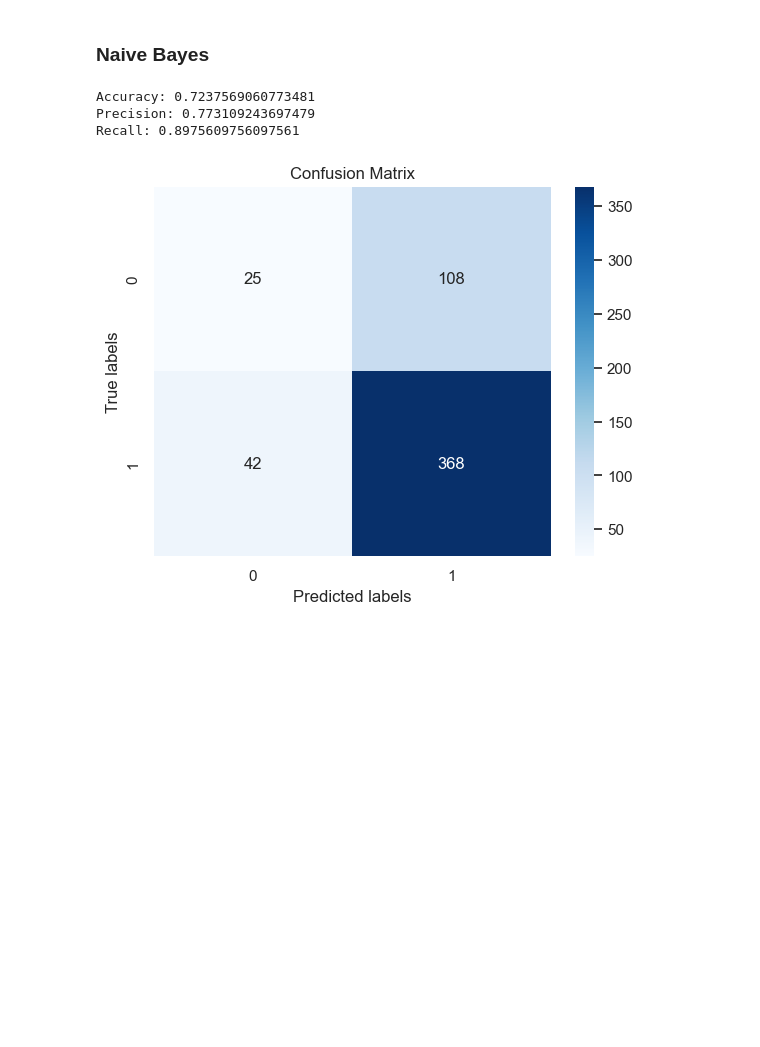
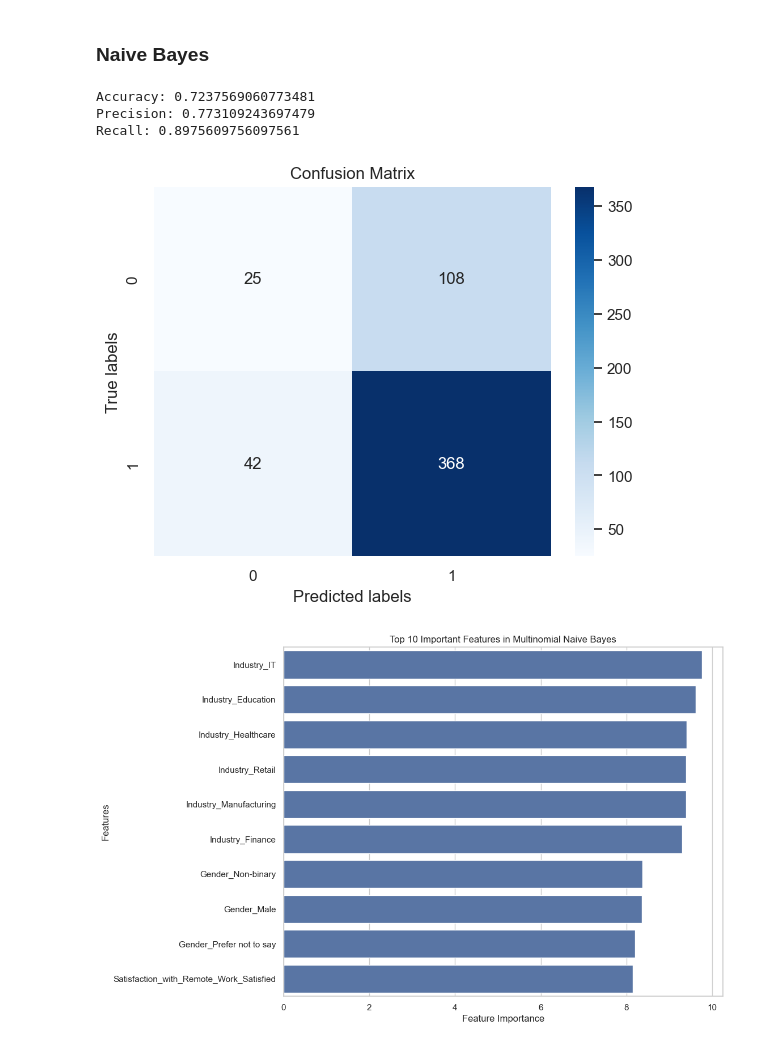
Before and after one commit to alfeng22/COMP562-Final-Project, a Jupyter notebook: data/data.ipynb, the cells around one changed output. Drawn from its saved outputs; the diff is of its cells as text; code cells hidden in the pictures; blank space fills up the shorter version.

Commit message:
Combine nb and svm model

```diff
--- a/data.ipynb
+++ b/data/data.ipynb
@@ -196,30 +192,52 @@ nb = MultinomialNB()
 nb.fit(X_train, y_train)
 
 # Predict probabilities for the positive class
 y_probs = nb.predict_proba(X_val)[:, 1]
 
 # Determine the optimal threshold using the ROC curve
 fpr, tpr, thresholds = roc_curve(y_val, y_probs)
 optimal_idx = np.argmax(tpr - fpr)
 optimal_threshold = thresholds[optimal_idx]
 
 # Predict based on the optimal threshold
 y_pred_optimal = (y_probs >= optimal_threshold).astype(int)
 
 # Calculate and print metrics
 print("Accuracy:", accuracy_score(y_val, y_pred_optimal))
 print("Precision:", precision_score(y_val, y_pred_optimal))
 print("Recall:", recall_score(y_val, y_pred_optimal))
 
 # Confusion matrix
 nb_cm = confusion_matrix(y_val, y_pred_optimal)
 sns.heatmap(nb_cm, annot=True, fmt="d", cmap='Blues')
 plt.xlabel('Predicted labels')
 plt.ylabel('True labels')
 plt.title('Confusion Matrix')
 plt.show()
+
+# Feature importances from the model
+feature_log_prob = nb.feature_log_prob_
+feature_names = X_train.columns
+
+# Convert log probabilities to DataFrame for easier manipulation
+importance_df = pd.DataFrame(data=feature_log_prob, columns=feature_names)
+
+# Sum the absolute values of log probabilities across both classes to get overall importance
+importance_df.loc['importance'] = importance_df.abs().sum(axis=0)
+
+# Sort features by importance
+sorted_features = importance_df.loc['importance'].sort_values(ascending=False)
+
+# Plotting top 10 important features
+plt.figure(figsize=(10, 8))
+sns.barplot(x=sorted_features.head(10).values, y=sorted_features.head(10).index)
+plt.title('Top 10 Important Features in Multinomial Naive Bayes')
+plt.xlabel('Feature Importance')
+plt.ylabel('Features')
+plt.show()
 # %% [output]
 Accuracy: 0.7237569060773481
 Precision: 0.773109243697479
 Recall: 0.8975609756097561
 [figure]
+[figure, added]
```
Also changed, not shown: parts of 3 cells of this notebook, 5 other files.
